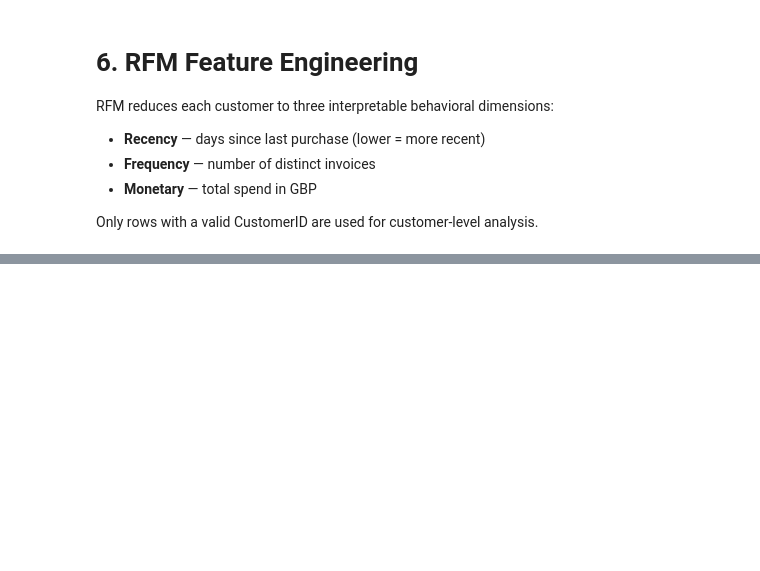
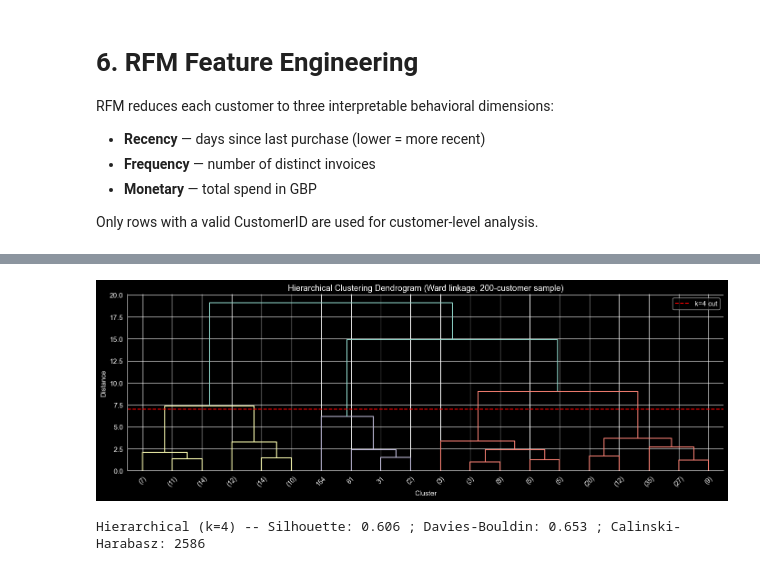
Before and after one commit to yaosaychi/CS4412_DataMiningProject, a Jupyter notebook: notebookFiles/organized data notebook.ipynb, the cells around one changed output, grey strips where cells are left out. Drawn from its saved outputs; the diff is of its cells as text; code cells hidden in the pictures; blank space fills up the shorter version.

```diff
--- a/notebookFiles/organized data notebook.ipynb
+++ b/notebookFiles/organized data notebook.ipynb
@@ -237,0 +357,16 @@ Only rows with a valid CustomerID are used for customer-level analysis.
+# %%
+# Assign business labels based on RFM centroid values
+profile = rfm.groupby('KMeans_Cluster').agg(
+    R=('Recency', 'mean'), F=('Frequency', 'mean'), M=('Monetary', 'mean'))
+
+names = {profile['M'].idxmax(): 'Champions'}
+remaining = [c for c in profile.index if c not in names]
+names[profile.loc[remaining, 'F'].idxmax()] = 'Loyal Regulars'
+remaining = [c for c in profile.index if c not in names]
+names[profile.loc[remaining, 'R'].idxmax()] = 'At-Risk / Lapsed'
+remaining = [c for c in profile.index if c not in names]
+names[remaining[0]] = 'New / Occasional'
+
+rfm['Segment'] = rfm['KMeans_Cluster'].map(names)
+print('Segment sizes:')
+print(rfm['Segment'].value_counts())
@@ -237,0 +381,30 @@ Only rows with a valid CustomerID are used for customer-level analysis.
+# %%
+#  Hierarchical Clustering
+
+# Dendrogram on a sample (full dataset too large to plot legibly)
+sample_idx = np.random.RandomState(42).choice(len(rfm_scaled), size=200, replace=False)
+Z = linkage(rfm_scaled[sample_idx], method='ward')
+
+fig, ax = plt.subplots(figsize=(14, 5))
+dendrogram(Z, ax=ax, truncate_mode='lastp', p=20,
+           leaf_rotation=45, leaf_font_size=10,
+           color_threshold=0.7*max(Z[:,2]))
+ax.set_title('Hierarchical Clustering Dendrogram (Ward linkage, 200-customer sample)')
+ax.set_xlabel('Cluster')
+ax.set_ylabel('Distance')
+ax.axhline(y=ax.get_ylim()[1]*0.35, ls='--', color='red', label='k=4 cut')
+ax.legend()
+plt.tight_layout(); plt.show()
+
+# Fit full hierarchical model
+hc = AgglomerativeClustering(n_clusters=4)
+rfm['HC_Cluster'] = hc.fit_predict(rfm_scaled)
+
+sil_hc = silhouette_score(rfm_scaled, rfm['HC_Cluster'])
+db_hc  = davies_bouldin_score(rfm_scaled, rfm['HC_Cluster'])
+ch_hc  = calinski_harabasz_score(rfm_scaled, rfm['HC_Cluster'])
+
+print(f'Hierarchical (k=4) -- Silhouette: {sil_hc:.3f} ; Davies-Bouldin: {db_hc:.3f} ; Calinski-Harabasz: {ch_hc:.0f}')
+# %% [output]
+[figure, added]
+Hierarchical (k=4) -- Silhouette: 0.606 ; Davies-Bouldin: 0.653 ; Calinski-Harabasz: 2586
```
Also changed, not shown: parts of 14 cells of this notebook.
